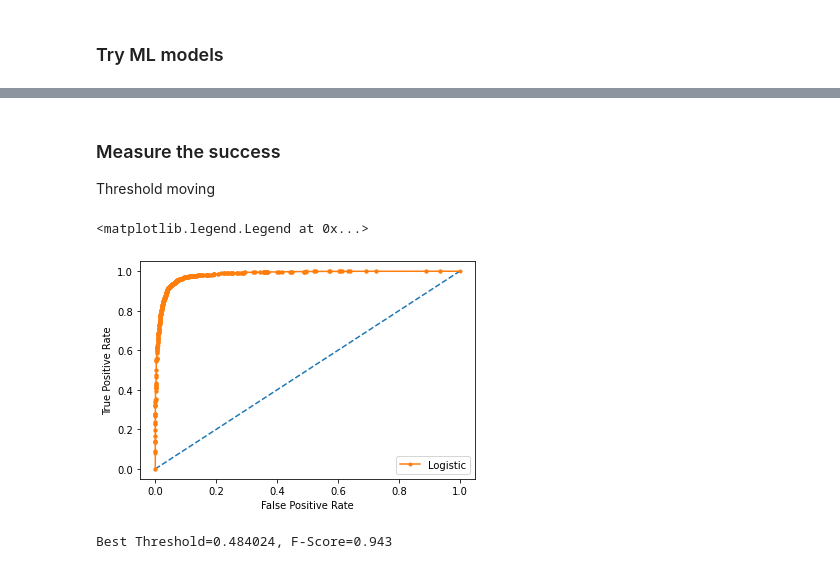
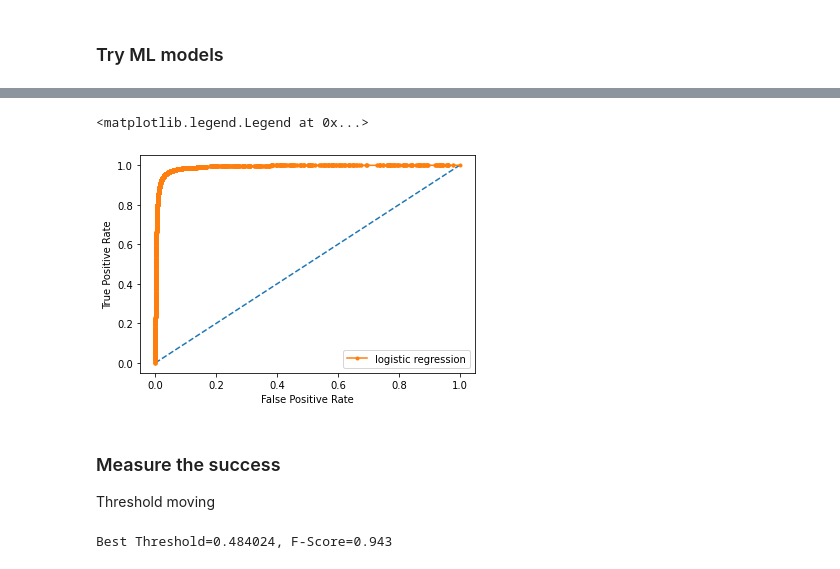
Before and after one commit to catherinedoudou/Classifiction-Waterstones, a Jupyter notebook: modeling.ipynb, the cells around one changed output, grey strips where cells are left out. Saved outputs shown, nothing was run; the diff lists cells and outputs as text; code cells hidden in the pictures.

```diff
--- a/modeling.ipynb
+++ b/modeling.ipynb
@@ -134,6 +253,0 @@ validation loss:  4.750441712751471
-# %%
-#Create a svm Classifier
-svc = LinearSVC(random_state=0)
-svc.fit(X_train_tf, y_train)
-
-#Predict the response for dataset
@@ -172,0 +254,18 @@ validation loss:  2.168589727460739
+# %%
+from sklearn.metrics import  roc_curve   ###  plot Roc Curve
+# predict probabilities
+yhat = logreg.predict_proba(X_train_tf)[:, 1]# keep probabilities for the positive outcome only
+
+# calculate roc curves
+fpr, tpr, thresholds = roc_curve(y_train, yhat)
+# plot the roc curve for the model
+plt.plot([0,1], [0,1], linestyle='--')
+plt.plot(fpr, tpr, marker='.', label='logistic regression')
+# axis labels
+plt.xlabel('False Positive Rate')
+plt.ylabel('True Positive Rate')
+plt.legend()
+# show the plot
+# %% [output]
+<matplotlib.legend.Legend at 0x...>
+[figure, added]
@@ -174,25 +275,6 @@ validation loss:  2.168589727460739
  ###  Measure the success
 
  Threshold moving
-# %%
-from sklearn.metrics import  roc_curve   ###  plot Roc Curve
-# predict probabilities
-yhat = logreg.predict_proba(X_test_tf)
-# keep probabilities for the positive outcome only
-yhat = yhat[:, 1]
-# calculate roc curves
-fpr, tpr, thresholds = roc_curve(y_test, yhat)
-# plot the roc curve for the model
-plt.plot([0,1], [0,1], linestyle='--')
-plt.plot(fpr, tpr, marker='.', label='Logistic')
-# axis labels
-plt.xlabel('False Positive Rate')
-plt.ylabel('True Positive Rate')
-plt.legend()
-# show the plot
-# %% [output]
-<matplotlib.legend.Legend at 0x...>
-[figure, removed]
 # %%
 from sklearn.metrics import  precision_recall_curve
 y_pred_prob = logreg.predict_proba(X_test_tf)[:,1]
```
Also changed, not shown: parts of 24 cells of this notebook.
